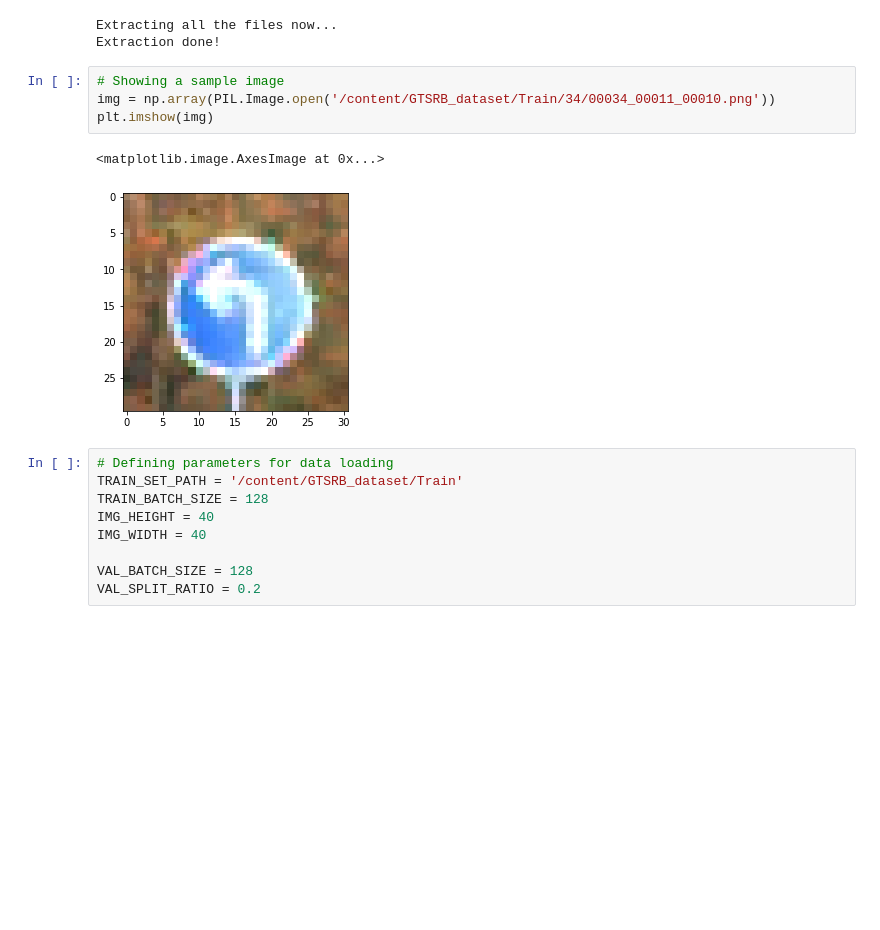
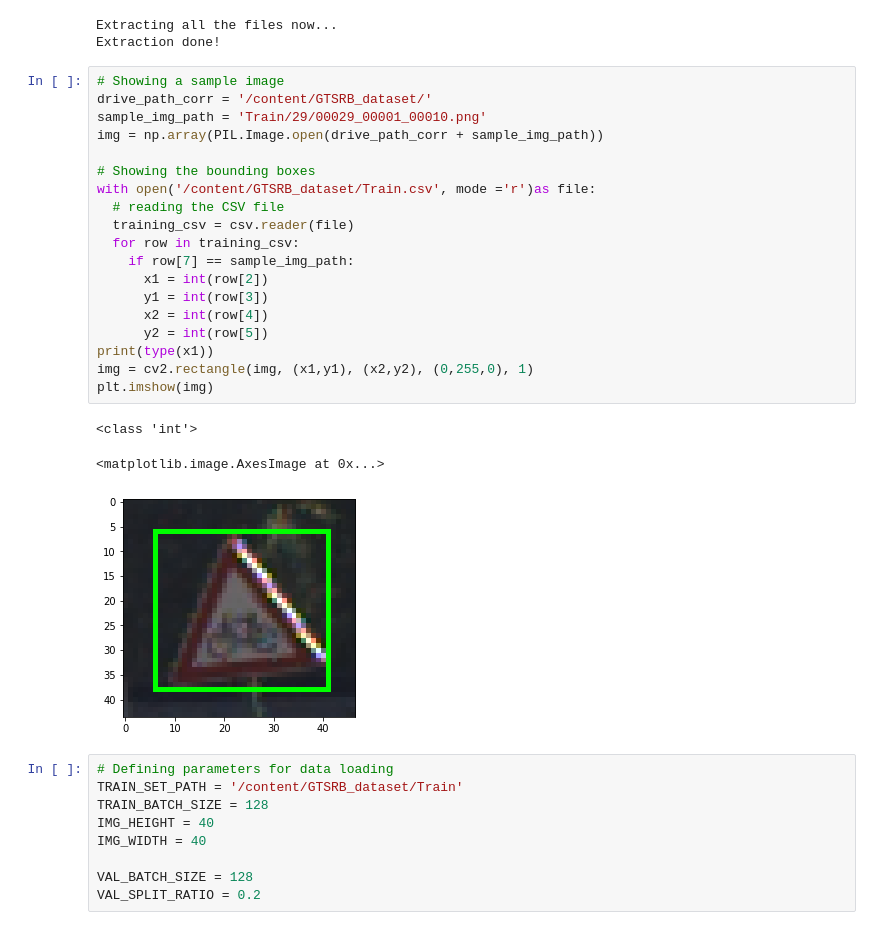
Before and after one commit to Kurtiadam/GTSRB, a Jupyter notebook: GTSRB.ipynb, the cells around one changed output. Drawn from its saved outputs; the diff is of its cells as text; blank space fills up the shorter version.

Commit message:
ADD: bounding box representation

```diff
--- a/GTSRB.ipynb
+++ b/GTSRB.ipynb
@@ -26,11 +28,27 @@ Extracting all the files now...
 Extraction done!
 # %%
 # Showing a sample image
-img = np.array(PIL.Image.open('/content/GTSRB_dataset/Train/34/00034_00011_00010.png'))
+drive_path_corr = '/content/GTSRB_dataset/'
+sample_img_path = 'Train/29/00029_00001_00010.png'
+img = np.array(PIL.Image.open(drive_path_corr + sample_img_path))
+
+# Showing the bounding boxes
+with open('/content/GTSRB_dataset/Train.csv', mode ='r')as file:
+  # reading the CSV file
+  training_csv = csv.reader(file)
+  for row in training_csv:
+    if row[7] == sample_img_path:
+      x1 = int(row[2])
+      y1 = int(row[3])
+      x2 = int(row[4])
+      y2 = int(row[5])
+print(type(x1))
+img = cv2.rectangle(img, (x1,y1), (x2,y2), (0,255,0), 1)
 plt.imshow(img)
 # %% [output]
-<matplotlib.image.AxesImage at 0x...>
+<class 'int'>
+<matplotlib.image.AxesImage at 0x...>
-[figure, old version]
+[figure, new version]
 # %%
 # Defining parameters for data loading
 TRAIN_SET_PATH = '/content/GTSRB_dataset/Train'
```
Also changed, not shown: parts of 1 cell of this notebook.
